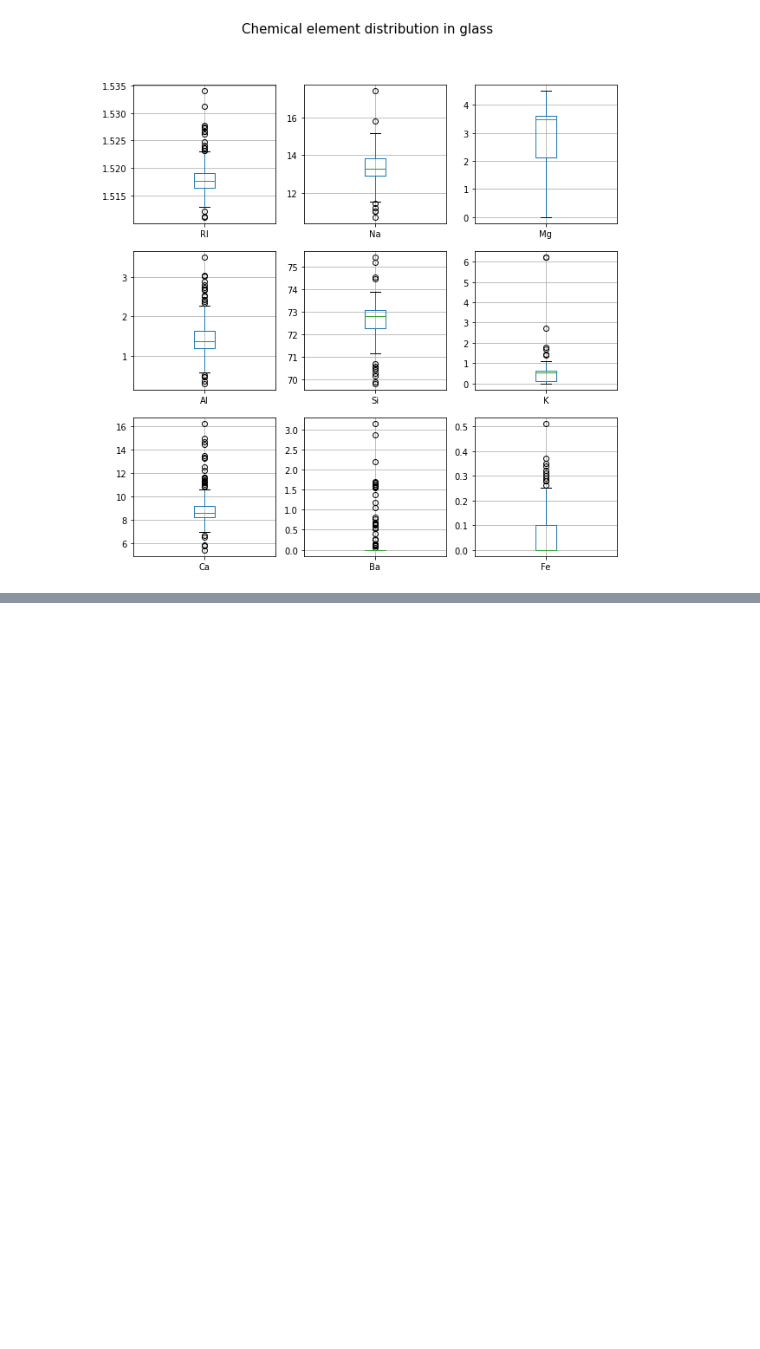
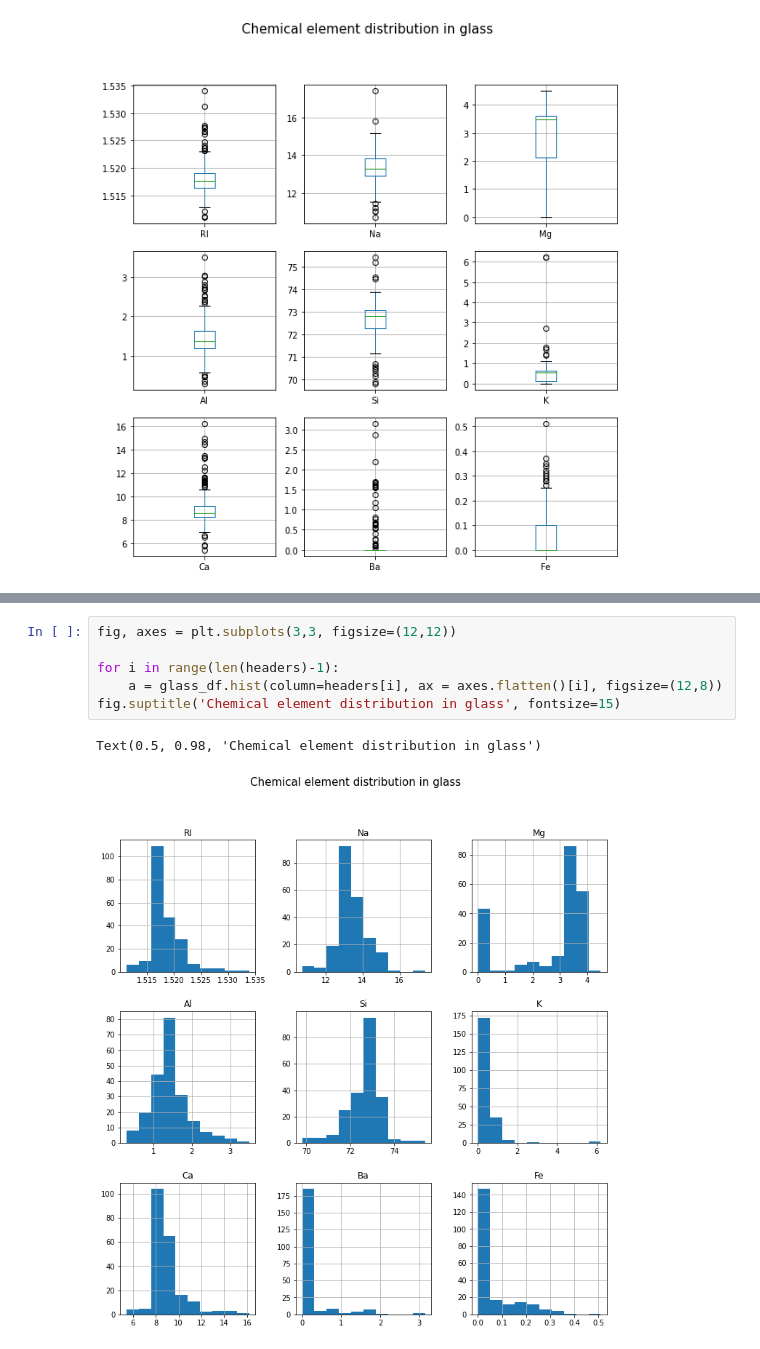
Before and after one commit to xian-94/ds_asm2_clustering, a Jupyter notebook: assignment2.ipynb, the cells around one changed output, grey strips where cells are left out. Drawn from its saved outputs; the diff is of its cells as text; blank space fills up the shorter version.

```diff
--- a/assignment2.ipynb
+++ b/assignment2.ipynb
@@ -79,0 +150,9 @@ We will deal with the outliers in the data normalization stage, after exploring
+# %%
+fig, axes = plt.subplots(3,3, figsize=(12,12))
+
+for i in range(len(headers)-1):
+    a = glass_df.hist(column=headers[i], ax = axes.flatten()[i], figsize=(12,8))
+fig.suptitle('Chemical element distribution in glass', fontsize=15)
+# %% [output]
+Text(0.5, 0.98, 'Chemical element distribution in glass')
+[figure, added]
```
Also changed, not shown: parts of 18 cells of this notebook.
